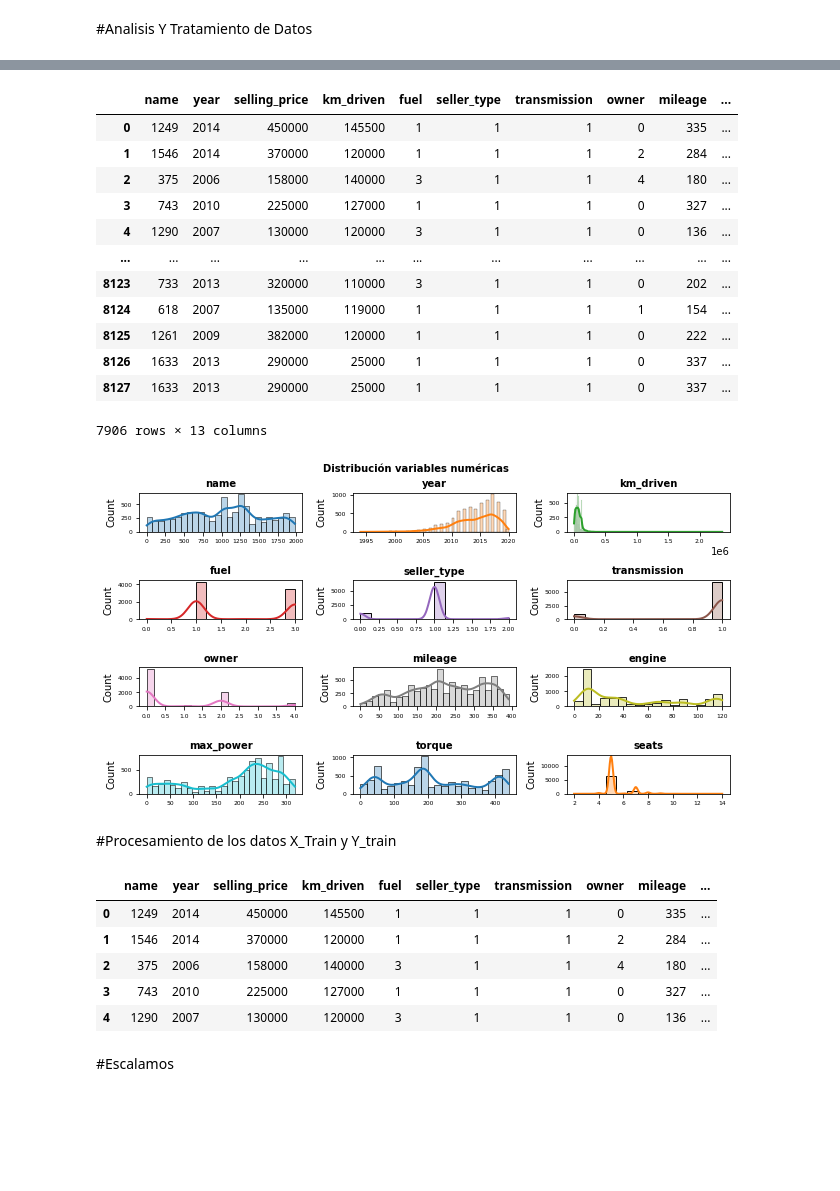
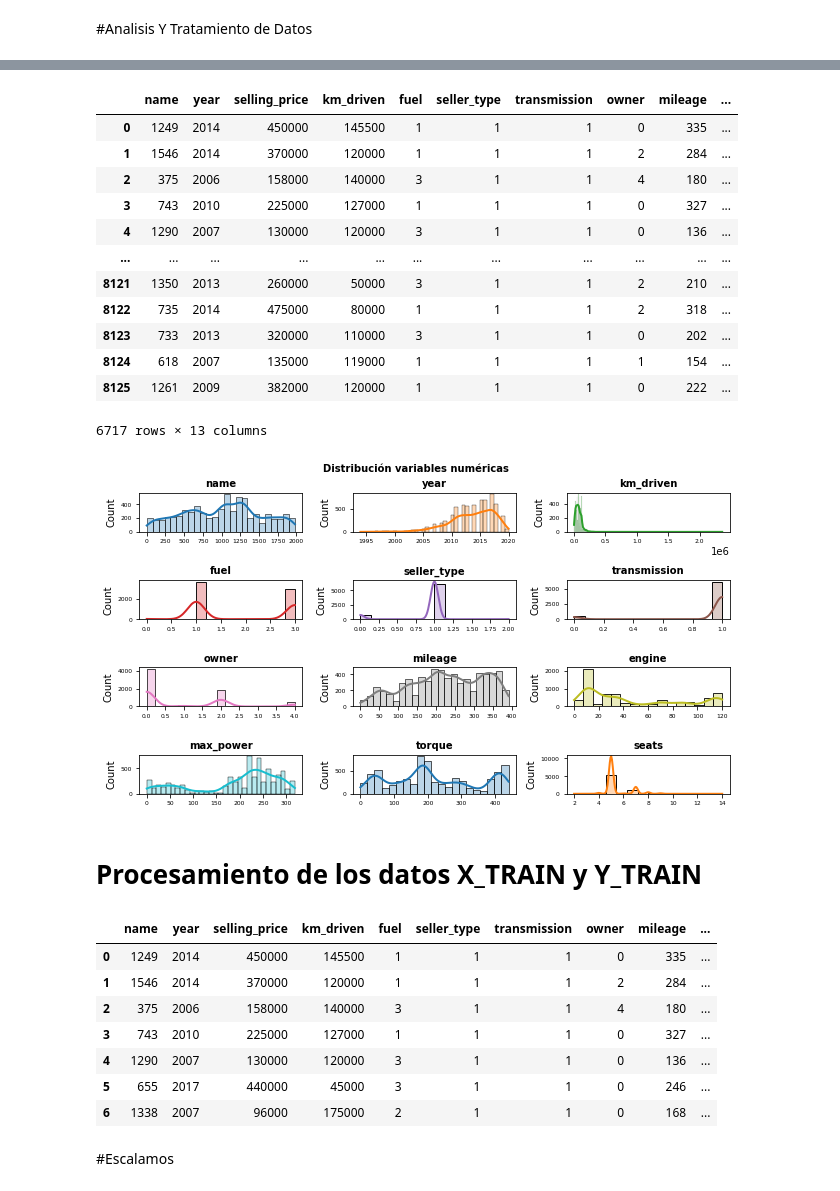
Before and after one commit to brad-tyler/Regresion-Lineal, a Jupyter notebook: Modelo_de_prediccion_de_autos.ipynb, the cells around one changed output, grey strips where cells are left out. Cells and saved outputs as stored; diff of their text form; code cells hidden in the pictures; blank space fills up the shorter version.

```diff
--- a/Modelo_de_prediccion_de_autos.ipynb
+++ b/Modelo_de_prediccion_de_autos.ipynb
@@ -82,6 +82,8 @@ max_power        0
 torque           0
 seats            0
 dtype: int64
+# %%
+data = data.drop_duplicates()
 # %%
 labelencoder = LabelEncoder()
 # Columnas que son tipo objeto que debemos convertir a numeros
@@ -128,12 +124,12 @@ data
 | 3 | 743 | 2010 | 225000 | 127000 | 1 | 1 | 1 | 0 | 327 | ... |
 | 4 | 1290 | 2007 | 130000 | 120000 | 3 | 1 | 1 | 0 | 136 | ... |
 | ... | ... | ... | ... | ... | ... | ... | ... | ... | ... | ... |
+| 8121 | 1350 | 2013 | 260000 | 50000 | 3 | 1 | 1 | 2 | 210 | ... |
+| 8122 | 735 | 2014 | 475000 | 80000 | 1 | 1 | 1 | 2 | 318 | ... |
 | 8123 | 733 | 2013 | 320000 | 110000 | 3 | 1 | 1 | 0 | 202 | ... |
 | 8124 | 618 | 2007 | 135000 | 119000 | 1 | 1 | 1 | 1 | 154 | ... |
 | 8125 | 1261 | 2009 | 382000 | 120000 | 1 | 1 | 1 | 0 | 222 | ... |
-| 8126 | 1633 | 2013 | 290000 | 25000 | 1 | 1 | 1 | 0 | 337 | ... |
-| 8127 | 1633 | 2013 | 290000 | 25000 | 1 | 1 | 1 | 0 | 337 | ... |
-7906 rows × 13 columns
+6717 rows × 13 columns
 # %%
 fig, axes = plt.subplots(nrows=4, ncols=3, figsize=(9, 5))
 axes = axes.flat
@@ -160,18 +156,20 @@ fig.tight_layout()
 plt.subplots_adjust(top = 0.9)
 fig.suptitle('Distribución variables numéricas', fontsize = 10, fontweight = "bold");
 # %% [output]
-[figure, old version]
+[figure, new version]
 # %% [markdown]
-#Procesamiento de los datos X_Train y Y_train
+# Procesamiento de los datos X_TRAIN y Y_TRAIN
 # %%
-data.head(5)
+data.head(7)
 # %% [output]
 |  | name | year | selling_price | km_driven | fuel | seller_type | transmission | owner | mileage | ... |
 | 0 | 1249 | 2014 | 450000 | 145500 | 1 | 1 | 1 | 0 | 335 | ... |
 | 1 | 1546 | 2014 | 370000 | 120000 | 1 | 1 | 1 | 2 | 284 | ... |
 | 2 | 375 | 2006 | 158000 | 140000 | 3 | 1 | 1 | 4 | 180 | ... |
 | 3 | 743 | 2010 | 225000 | 127000 | 1 | 1 | 1 | 0 | 327 | ... |
 | 4 | 1290 | 2007 | 130000 | 120000 | 3 | 1 | 1 | 0 | 136 | ... |
+| 5 | 655 | 2017 | 440000 | 45000 | 3 | 1 | 1 | 0 | 246 | ... |
+| 6 | 1338 | 2007 | 96000 | 175000 | 2 | 1 | 1 | 0 | 168 | ... |
 # %% [markdown]
 #Escalamos
 # %% [markdown]
```
Also changed, not shown: parts of 13 cells of this notebook.
